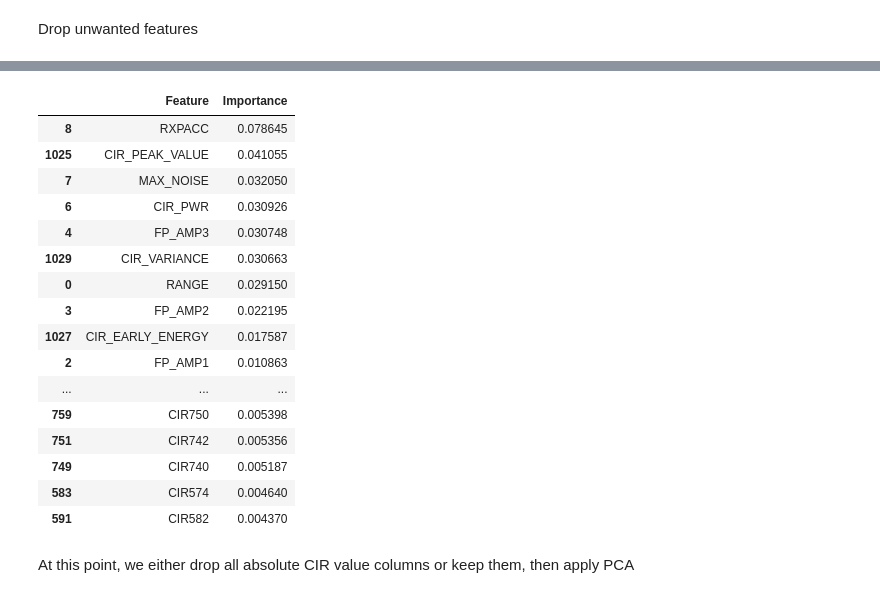
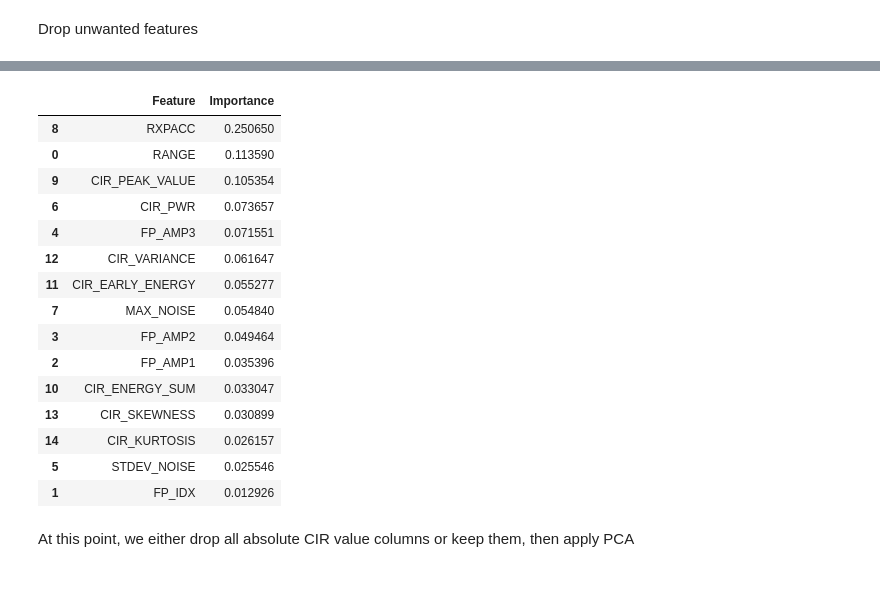
Before and after one commit to ptrpfa/UWB-LOS-NLOS-Classification, a Jupyter notebook: preprocessing.ipynb, the cells around one changed output, grey strips where cells are left out. Cells and saved outputs as stored; diff of their text form; code cells hidden in the pictures.

```diff
--- a/preprocessing.ipynb
+++ b/preprocessing.ipynb
@@ -274,2 +431,6 @@ plt.show()
 # %% [markdown]
 Step 5. Feature scaling
+# %%
+columns_to_drop = [col for col in df.columns if col.startswith('CIR') and col[3:].isdigit()]
+df_no_cir_absolute = df.drop(columns_to_drop, axis=1).copy()
+df_no_cir_absolute.head()
@@ -296,3 +465,6 @@ df_scaled.head()
 | 3 | -0.149205 | 0.964675 | 0.069434 | -0.482612 | -0.718970 | 0.126726 | -0.212049 | -0.324669 | 1.329048 | 0.0 | ... |
 | 4 | -1.121213 | 0.076767 | 1.801780 | 1.069664 | 0.433443 | -0.146138 | 0.323727 | 0.734689 | -1.109168 | 0.0 | ... |
 5 rows × 1038 columns
+# %%
+df_scaled_no_cir_absolute = df_scaled.drop(columns_to_drop, axis=1).copy()
+df_scaled_no_cir_absolute.head()
@@ -354,5 +533,5 @@ feature_importance_df.head(20)
 # %% [markdown]
 Drop unwanted features
 # %%
-df_scaled.drop(['CH','FRAME_LEN','PREAM_LEN','BITRATE','PRFR','CIR_MEAN'], inplace=True, axis=1)
+df_scaled_no_cir_absolute.drop(['CH','FRAME_LEN','PREAM_LEN','BITRATE','PRFR','CIR_MEAN'], inplace=True, axis=1)
 # %%
@@ -370,44 +548,43 @@ plt.show()
 # %%
 from sklearn.ensemble import RandomForestClassifier
 
-X = df_scaled.drop('NLOS', axis=1)
-y = df_scaled['NLOS']
+X = df_scaled_no_cir_absolute.drop('NLOS', axis=1)
+y = df_scaled_no_cir_absolute['NLOS']
 
 # Initialize the Random Forest Classifier
 rf_classifier = RandomForestClassifier(n_estimators=100, random_state=42)
 
 # Fit the model
 rf_classifier.fit(X, y)
 
 # Get feature importances
 feature_importances = rf_classifier.feature_importances_
 
 # Create a DataFrame for visualization
 feature_importance_df = pd.DataFrame({'Feature': X.columns, 'Importance': feature_importances})
 
 # Sort the DataFrame based on feature importance
 feature_importance_df = feature_importance_df.sort_values(by='Importance', ascending=False)
 
 # Display the top 20 most important features
 feature_importance_df.head(20)
 # %% [output]
 |  | Feature | Importance |
-| 8 | RXPACC | 0.078645 |
-| 1025 | CIR_PEAK_VALUE | 0.041055 |
-| 7 | MAX_NOISE | 0.032050 |
-| 6 | CIR_PWR | 0.030926 |
-| 4 | FP_AMP3 | 0.030748 |
-| 1029 | CIR_VARIANCE | 0.030663 |
-| 0 | RANGE | 0.029150 |
-| 3 | FP_AMP2 | 0.022195 |
-| 1027 | CIR_EARLY_ENERGY | 0.017587 |
-| 2 | FP_AMP1 | 0.010863 |
-| ... | ... | ... |
-| 759 | CIR750 | 0.005398 |
-| 751 | CIR742 | 0.005356 |
-| 749 | CIR740 | 0.005187 |
-| 583 | CIR574 | 0.004640 |
-| 591 | CIR582 | 0.004370 |
+| 8 | RXPACC | 0.250650 |
+| 0 | RANGE | 0.113590 |
+| 9 | CIR_PEAK_VALUE | 0.105354 |
+| 6 | CIR_PWR | 0.073657 |
+| 4 | FP_AMP3 | 0.071551 |
+| 12 | CIR_VARIANCE | 0.061647 |
+| 11 | CIR_EARLY_ENERGY | 0.055277 |
+| 7 | MAX_NOISE | 0.054840 |
+| 3 | FP_AMP2 | 0.049464 |
+| 2 | FP_AMP1 | 0.035396 |
+| 10 | CIR_ENERGY_SUM | 0.033047 |
+| 13 | CIR_SKEWNESS | 0.030899 |
+| 14 | CIR_KURTOSIS | 0.026157 |
+| 5 | STDEV_NOISE | 0.025546 |
+| 1 | FP_IDX | 0.012926 |
 # %% [markdown]
 At this point, we either drop all absolute CIR value columns or keep them, then apply PCA
 # %% [markdown]
```
Also changed, not shown: parts of 35 cells of this notebook, 4 other files.
